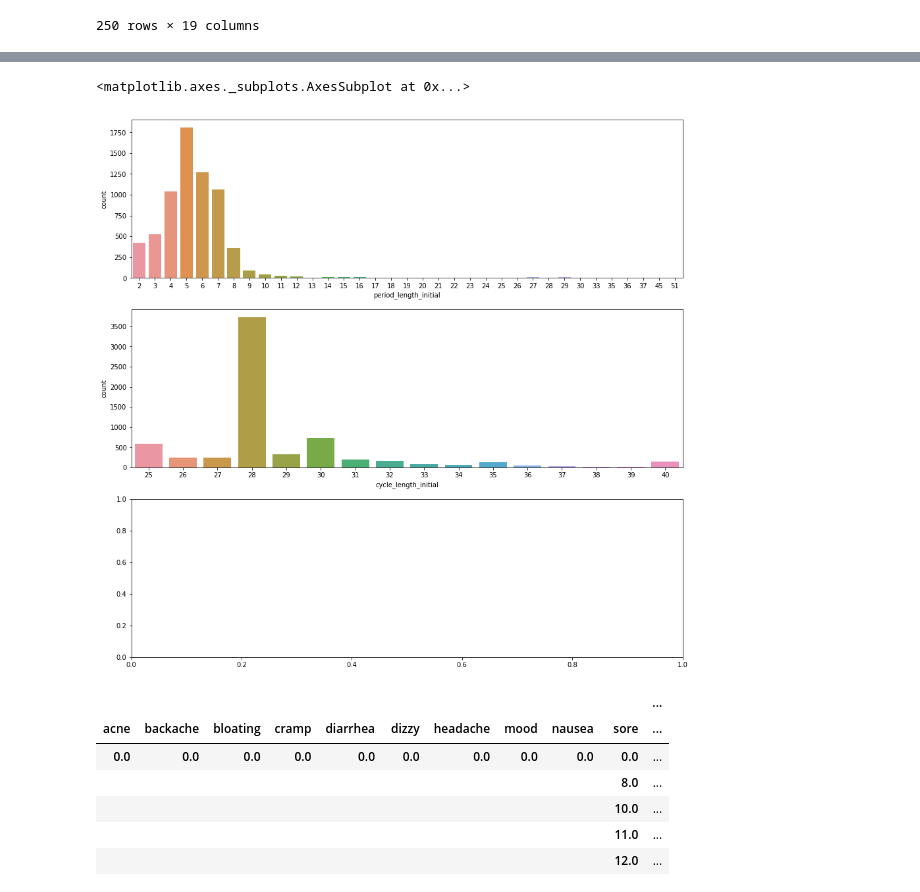
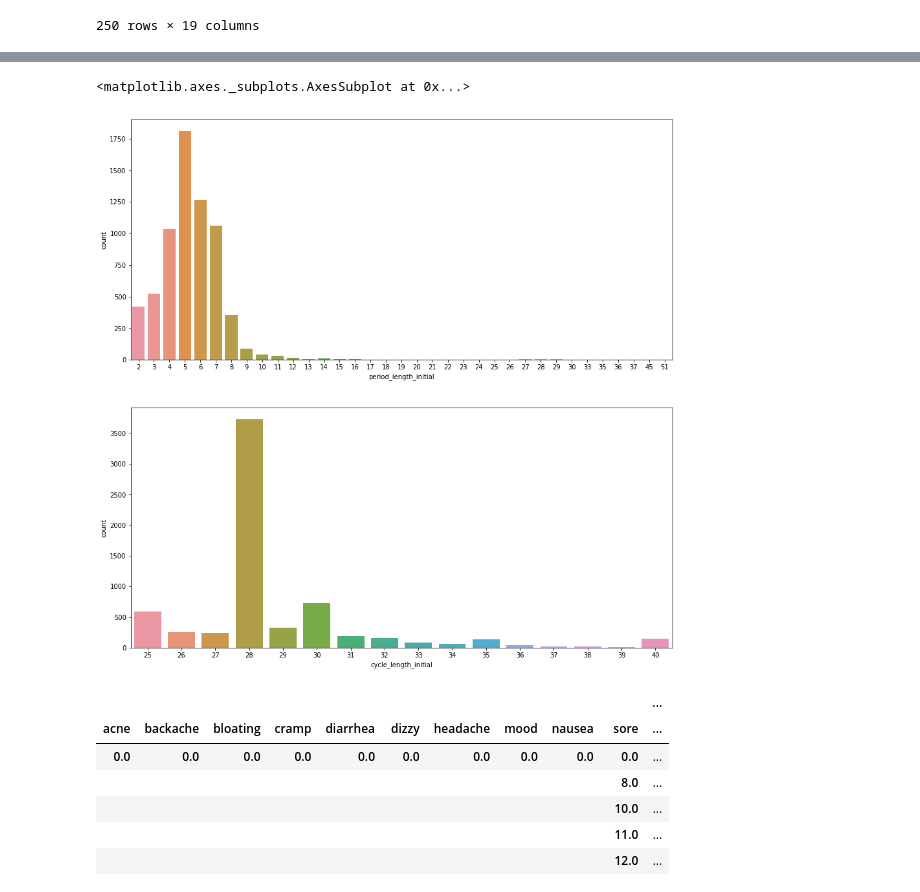
Before and after one commit to markostalma/distracted_galileo, a Jupyter notebook: PSlove dataset.ipynb, the cells around one changed output, grey strips where cells are left out. Saved outputs shown, nothing was run; the diff lists cells and outputs as text; code cells hidden in the pictures.

```diff
--- a/PSlove dataset.ipynb
+++ b/PSlove dataset.ipynb
@@ -145,12 +145,12 @@ merged.describe()
 | 75% | 5373.000000 | 29.000000 | 6.000000 | 3301.000000 | 16.000000 | 30.000000 | 34.000000 | 46.000000 | ... |
 | max | 7055.000000 | 40.000000 | 51.000000 | 4601.000000 | 100.000000 | 100.000000 | 100.000000 | 100.000000 | ... |
 # %%
-fig, axes = plt.subplots(3, 1, figsize=(15, 15))
+fig, axes = plt.subplots(2, 1, figsize=(15, 15))
 sns.countplot(x='period_length_initial', data=merged, saturation=0.75, dodge=True, ax=axes[0])
 sns.countplot(x='cycle_length_initial', data=merged, saturation=0.75, dodge=True, ax=axes[1])
 # %% [output]
 <matplotlib.axes._subplots.AxesSubplot at 0x...>
-[figure, old version]
+[figure, new version]
 # %%
 pd.pivot_table(merged,"period_length_initial","cycle_length_initial")
 merged.pivot_table(['period_length_initial','cycle_length_initial'],
```
Also changed, not shown: parts of 7 cells of this notebook.
